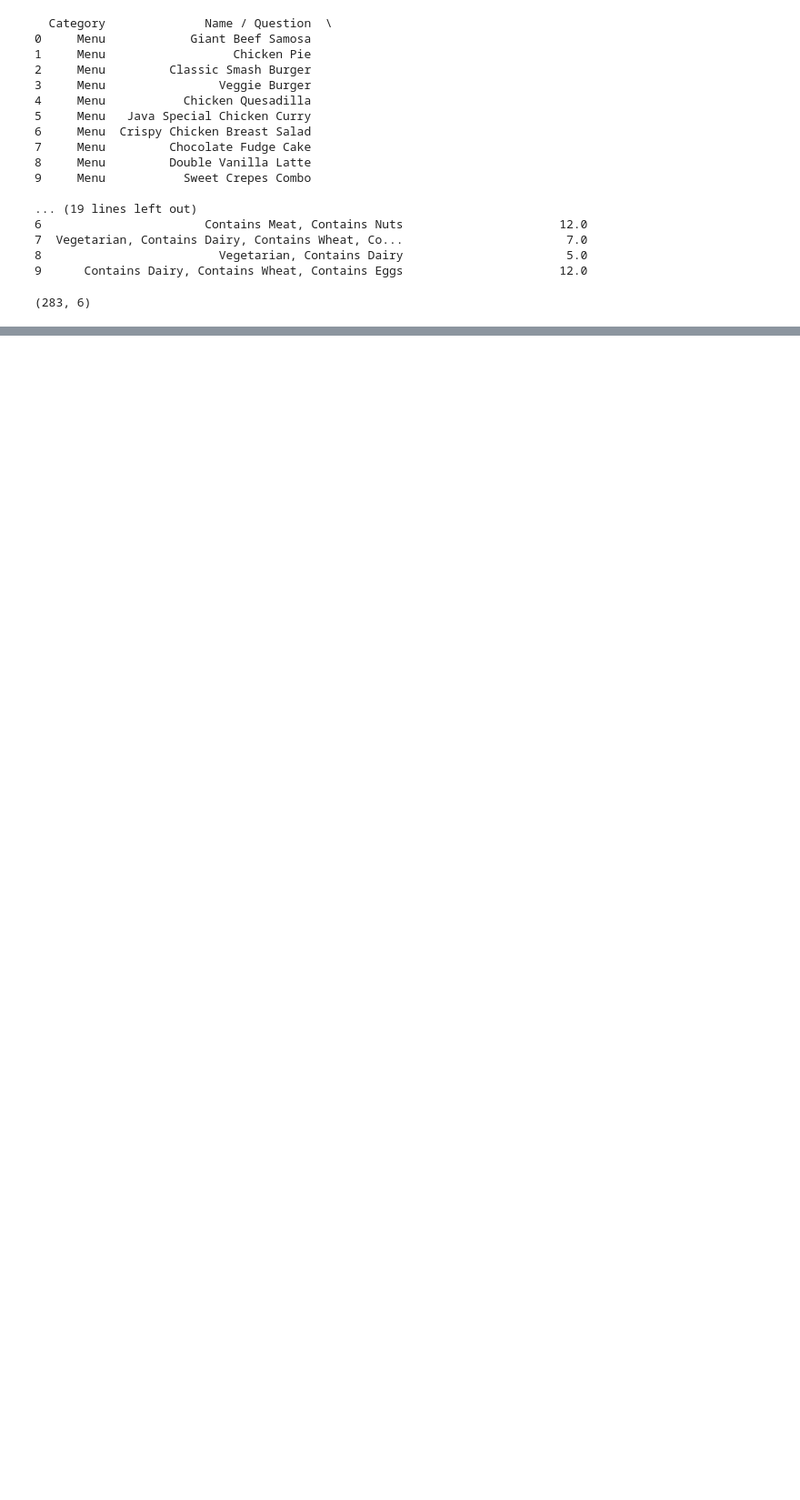
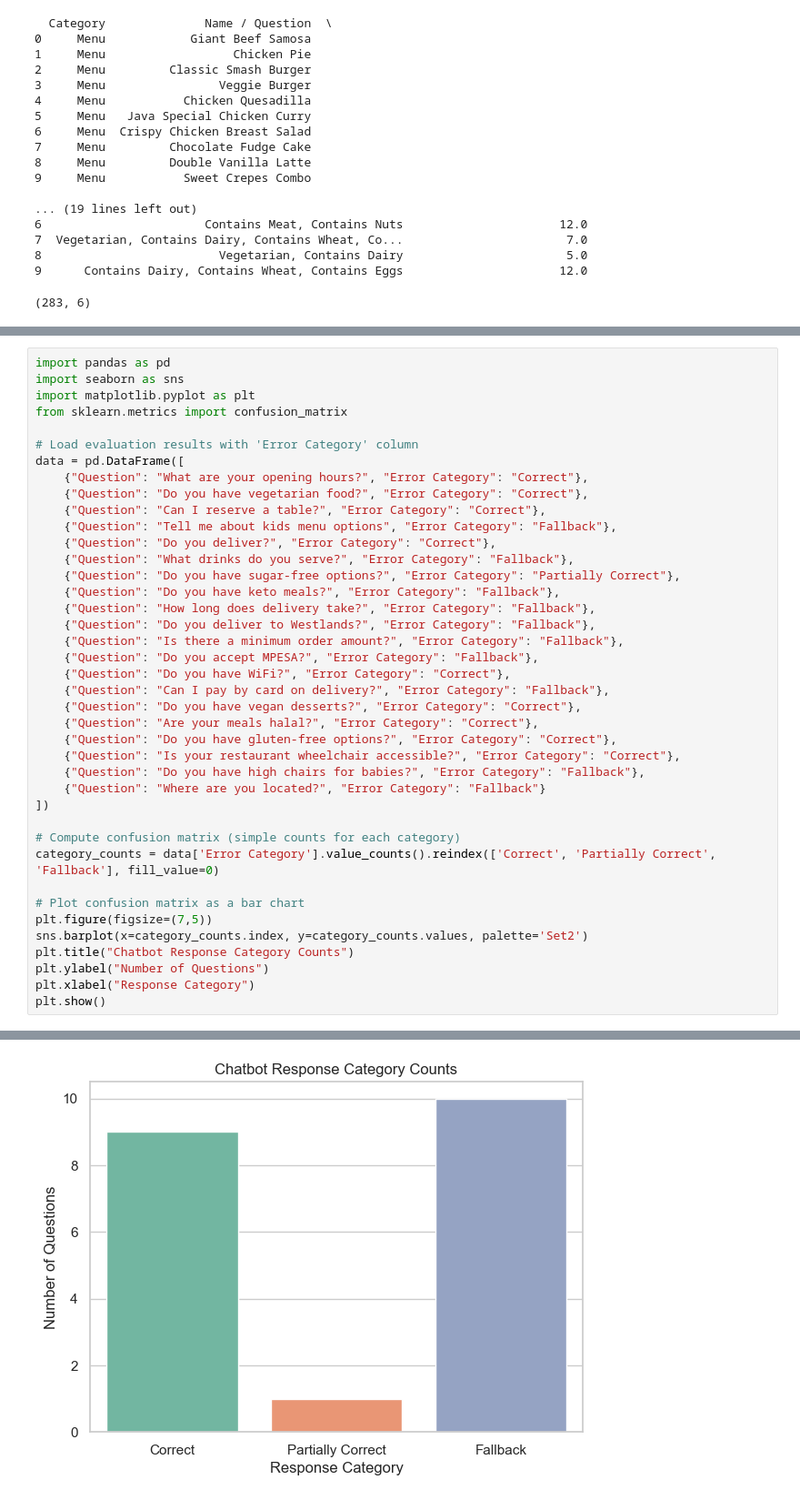
Before and after one commit to SelmahT/java-restaurant-chatbot, a Jupyter notebook: restaurant_analysis.ipynb, the cells around one changed output, grey strips where cells are left out. Shown at 91% size. Drawn from its saved outputs; the diff is of its cells as text; blank space fills up the shorter version.

Commit message:
Evaluation sectio added

```diff
--- a/restaurant_analysis.ipynb
+++ b/restaurant_analysis.ipynb
@@ -1036,0 +1431,41 @@ kb_df.shape
+# %%
+import pandas as pd
+import seaborn as sns
+import matplotlib.pyplot as plt
+from sklearn.metrics import confusion_matrix
+
+# Load evaluation results with 'Error Category' column
+data = pd.DataFrame([
+    {"Question": "What are your opening hours?", "Error Category": "Correct"},
+    {"Question": "Do you have vegetarian food?", "Error Category": "Correct"},
+    {"Question": "Can I reserve a table?", "Error Category": "Correct"},
+    {"Question": "Tell me about kids menu options", "Error Category": "Fallback"},
+    {"Question": "Do you deliver?", "Error Category": "Correct"},
+    {"Question": "What drinks do you serve?", "Error Category": "Fallback"},
+    {"Question": "Do you have sugar-free options?", "Error Category": "Partially Correct"},
+    {"Question": "Do you have keto meals?", "Error Category": "Fallback"},
+    {"Question": "How long does delivery take?", "Error Category": "Fallback"},
+    {"Question": "Do you deliver to Westlands?", "Error Category": "Fallback"},
+    {"Question": "Is there a minimum order amount?", "Error Category": "Fallback"},
+    {"Question": "Do you accept MPESA?", "Error Category": "Fallback"},
+    {"Question": "Do you have WiFi?", "Error Category": "Correct"},
+    {"Question": "Can I pay by card on delivery?", "Error Category": "Fallback"},
+    {"Question": "Do you have vegan desserts?", "Error Category": "Correct"},
+    {"Question": "Are your meals halal?", "Error Category": "Correct"},
+    {"Question": "Do you have gluten-free options?", "Error Category": "Correct"},
+    {"Question": "Is your restaurant wheelchair accessible?", "Error Category": "Correct"},
+    {"Question": "Do you have high chairs for babies?", "Error Category": "Fallback"},
+    {"Question": "Where are you located?", "Error Category": "Fallback"}
+])
+
+# Compute confusion matrix (simple counts for each category)
+category_counts = data['Error Category'].value_counts().reindex(['Correct', 'Partially Correct', 'Fallback'], fill_value=0)
+
+# Plot confusion matrix as a bar chart
+plt.figure(figsize=(7,5))
+sns.barplot(x=category_counts.index, y=category_counts.values, palette='Set2')
+plt.title("Chatbot Response Category Counts")
+plt.ylabel("Number of Questions")
+plt.xlabel("Response Category")
+plt.show()
+# %% [output]
@@ -1036,0 +1475 @@ kb_df.shape
+[figure, added]
```
Also changed, not shown: parts of 10 cells of this notebook, 1 other file.
